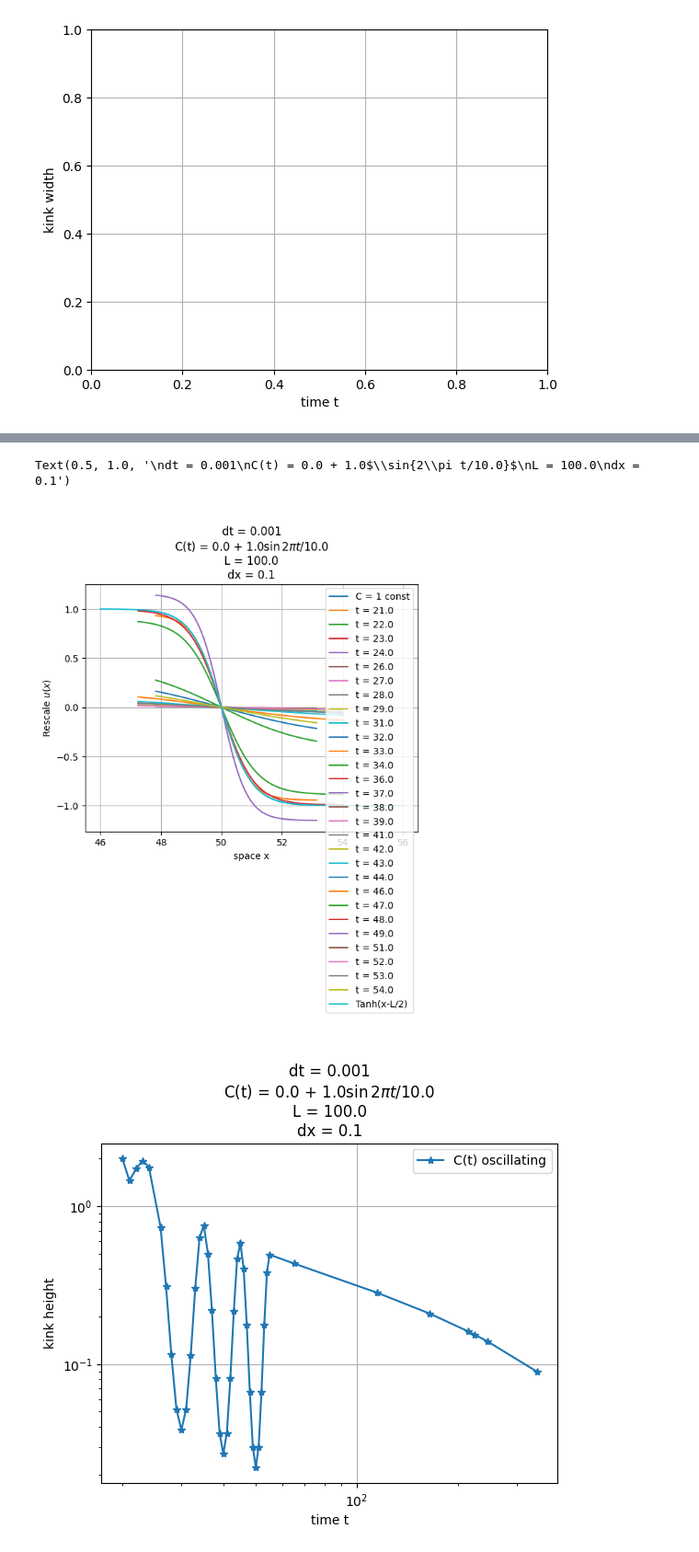
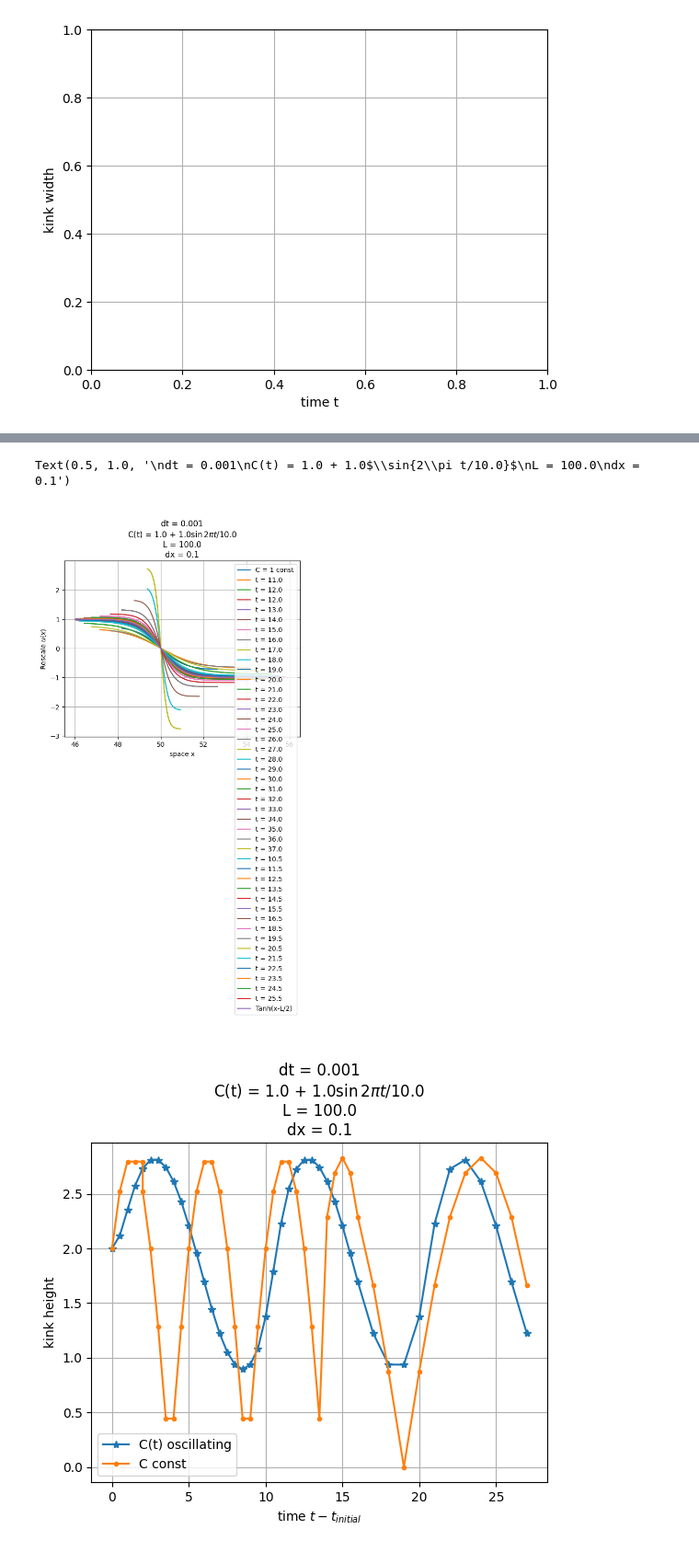
Before and after one commit to suanno/stage2, a Jupyter notebook: codes_tdgl/1D/plot/kink shape/measure width and height.ipynb, the cells around one changed output, grey strips where cells are left out. Shown at 92% size. Cells and saved outputs as stored; diff of their text form; code cells hidden in the pictures.

Commit message:
The height evolution of the 2 kinks state is the same of the flat profile

```diff
--- a/codes_tdgl/1D/plot/kink shape/measure width and height.ipynb
+++ b/codes_tdgl/1D/plot/kink shape/measure width and height.ipynb
@@ -6,7 +6,7 @@ import os
 import shutil
 import time
 # %%
-dir_save = "../../.saves/" + "two kinks shape changing C T = 10 Cave = 0/"
+dir_save = "../../.saves/" + "two kinks shape changing C T = 10 Cave = 1/"
 # %% [markdown]
 ## Rescaling u(x)
 
@@ -82,7 +82,7 @@ ws = [] # Values of the kink's width at the above instants
 
 for folder in sorted(os.listdir(dir_save), reverse=False):
     dir = dir_save + folder
-    print(dir)
+    #print(dir)
 
     f = open(dir + "/tdgl_result.dat", "r")
     N = 1000000000
@@ -153,6 +153,8 @@ for folder in sorted(os.listdir(dir_save), reverse=False):
     # Height
     i_height = int(len(x)/4)                           # CKECK w/ plot if there is Plateau at x=L/4 !!!
     height = 2*np.abs(y[i_height])
+    if(y[i_height] < 0):
+        print("Negative height!!!")
     # Width
     i_width = int(len(x)/2)
     while np.abs(y[i_width]) < (height/2)*np.tanh(1):
@@ -228,7 +197,7 @@ ax_w.set_title(title)
 #ax_w.plot(Cs,ws)
 #fig_w
 # %% [output]
-Text(0.5, 1.0, '\ndt = 0.001\nC(t) = 0.0 + 1.0$\\sin{2\\pi t/10.0}$\nL = 100.0\ndx = 0.1')
+Text(0.5, 1.0, '\ndt = 0.001\nC(t) = 1.0 + 1.0$\\sin{2\\pi t/10.0}$\nL = 100.0\ndx = 0.1')
 # %%
 # Plot analytical solution
 Num = 1000
@@ -243,18 +212,23 @@ ax.plot(x_anal,y,label="Tanh(x-L/2)")
 ax.legend()
 fig
 # %% [output]
-[figure, old version]
+[figure, new version]
 # %%
 # Kink's height
 
-ax_h.plot(ts,hs,"-*",label="C(t) oscillating")
+# Reorder arrays
+ts_, hs = zip(*sorted(zip(ts, hs)))
+ts_, Cs = zip(*sorted(zip(ts, Cs)))
+
+ax_h.plot(ts_-ts_[0]*np.ones(len(ts_)),hs,"-*",label="C(t) oscillating")
 # Analytical if Adiabatic
-#ax_h.plot(ts, 2*np.sqrt(Cs),".",label="C const")
+ax_h.plot(ts_-ts_[0]*np.ones(len(ts_)), 2*np.sqrt(Cs),".-",label="C const")
 ax_h.legend()
-ax_h.set_xscale("log")
-ax_h.set_yscale("log")
+ax_h.set_xlabel("time $t-t_{initial}$")
+ax_h.set_xscale("linear")
+ax_h.set_yscale("linear")
 fig_h
 # %% [output]
-[figure, old version]
+[figure, new version]
 # %%
 # Kink's width
```
Also changed, not shown: parts of 3 cells of this notebook, 19 other files.
